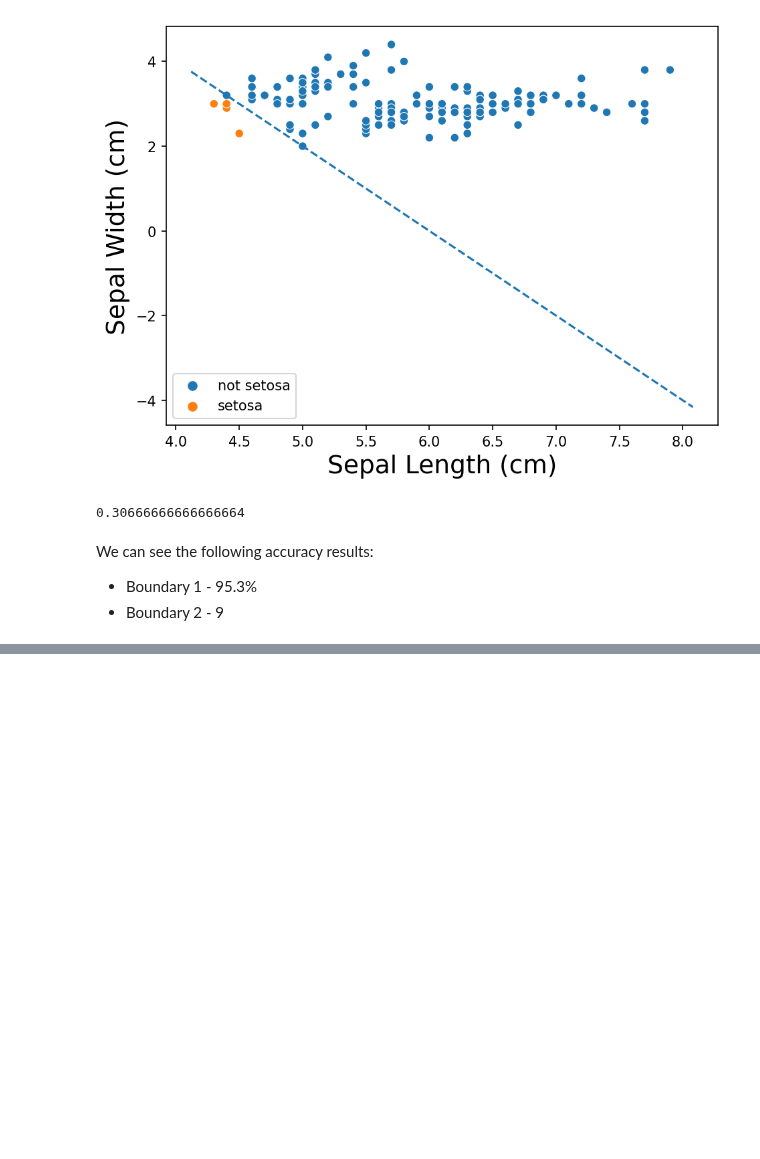
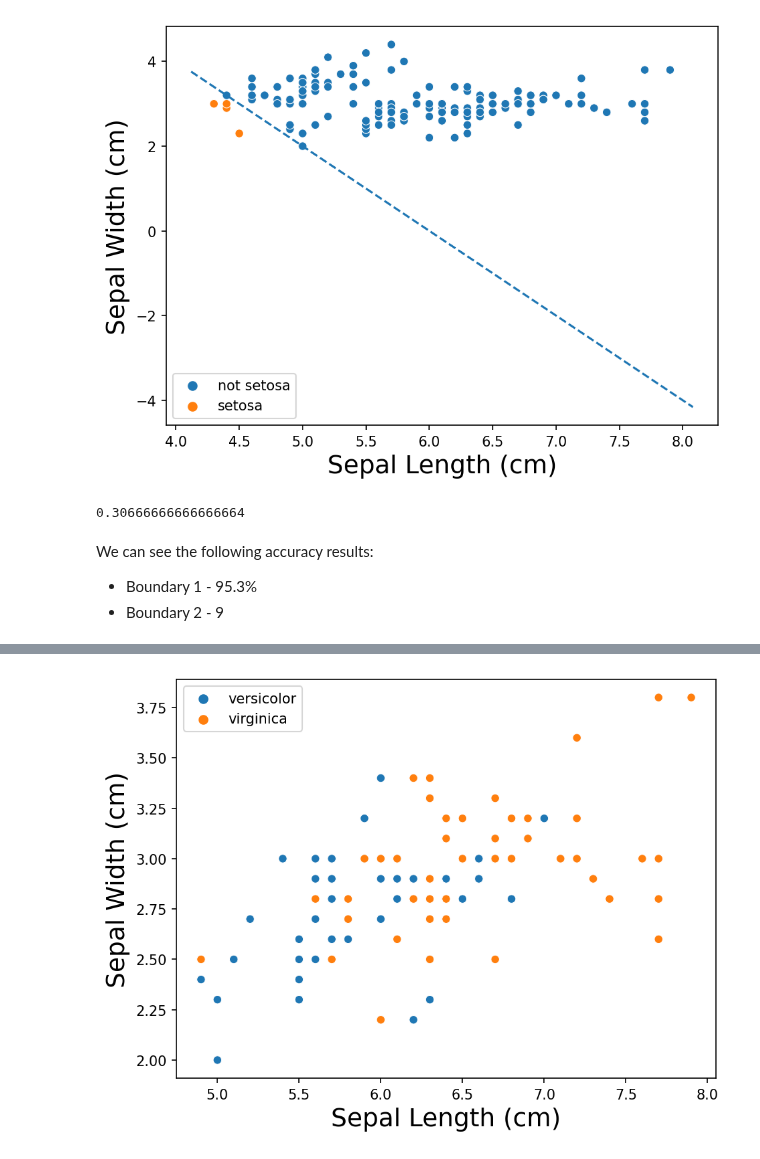
Before and after one commit to jmfb/CS5610, a Jupyter notebook: m3p3a/M3 Project 3a.ipynb, the cells around one changed output, grey strips where cells are left out. Drawn from its saved outputs; the diff is of its cells as text; code cells hidden in the pictures; blank space fills up the shorter version.

```diff
--- a/m3p3a/M3 Project 3a.ipynb
+++ b/m3p3a/M3 Project 3a.ipynb
@@ -119,0 +122,3 @@ We can see the following accuracy results:
+# %%
+vv_df = pd.read_csv('./versicolor_virginica_data.csv')
+vv_df.info()
@@ -119,0 +138,6 @@ We can see the following accuracy results:
+# %%
+plot = sns.scatterplot(data=vv_df, x="sepal_length (cm)", y="sepal_width (cm)", hue="label")
+plot.get_legend().set_title("")
+plot.set(xlabel="Sepal Length (cm)", ylabel="Sepal Width (cm)");
+# %% [output]
+[figure, added]
```
Also changed, not shown: parts of 14 cells of this notebook, 1 other file.
